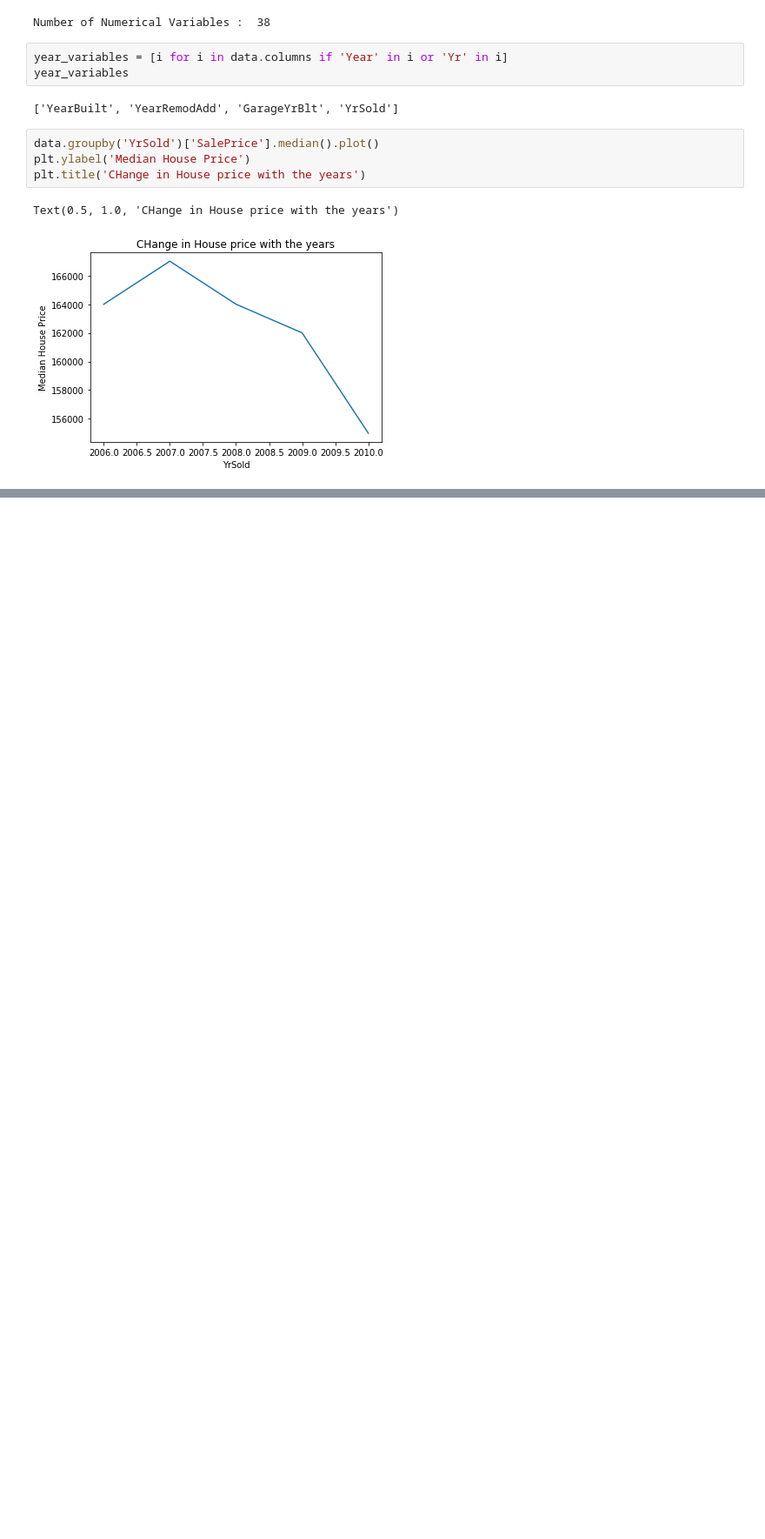
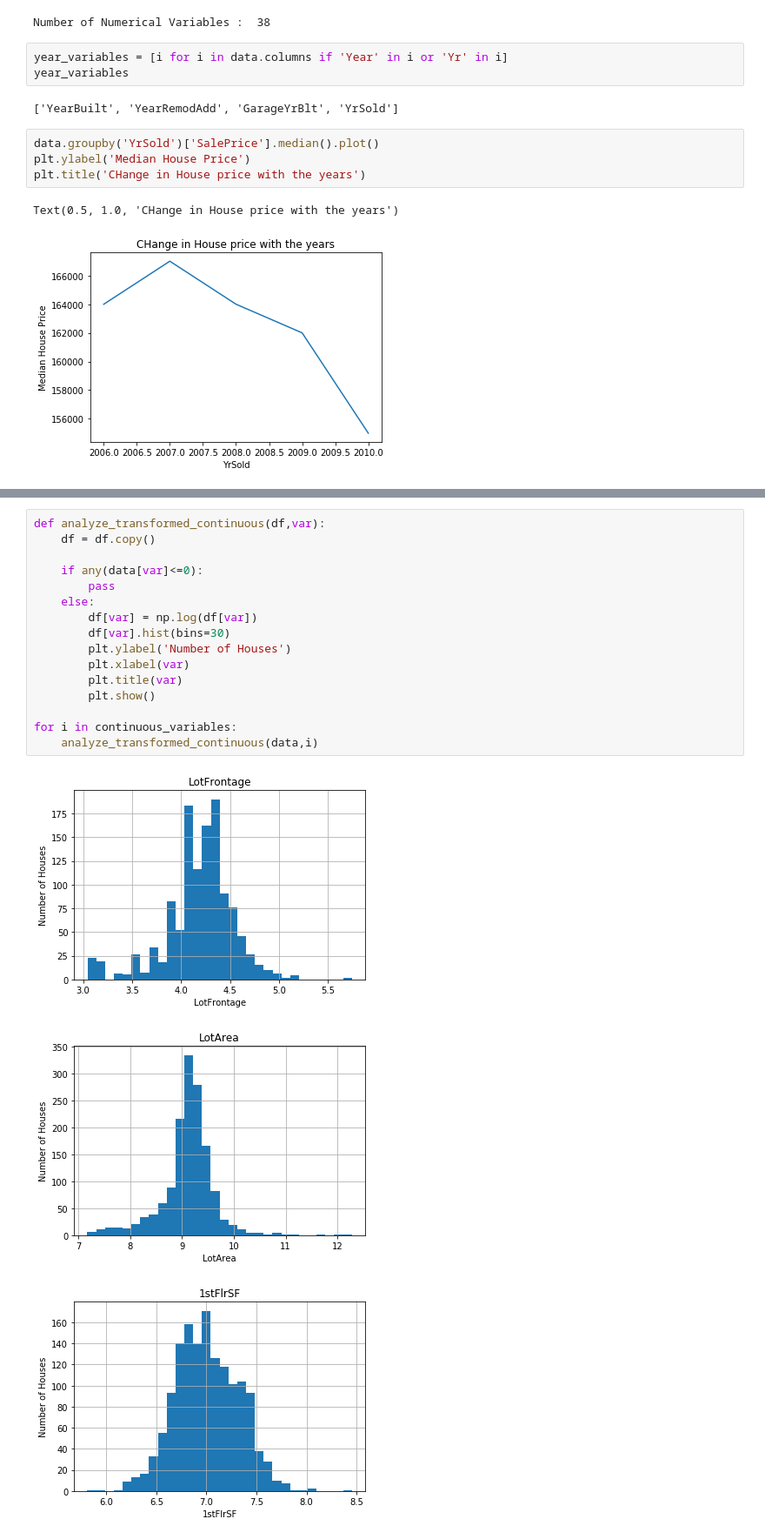
Before and after one commit to mostofa-ahsan/Projects, a Jupyter notebook: Housing Price/Housing Data Analysis.ipynb, the cells around one changed output, grey strips where cells are left out. Shown at 87% size. Drawn from its saved outputs; the diff is of its cells as text; blank space fills up the shorter version.

```diff
--- a/Housing Price/Housing Data Analysis.ipynb
+++ b/Housing Price/Housing Data Analysis.ipynb
@@ -89,0 +184,20 @@ Text(0.5, 1.0, 'CHange in House price with the years')
+# %%
+def analyze_transformed_continuous(df,var):
+    df = df.copy()
+
+    if any(data[var]<=0):
+        pass
+    else:
+        df[var] = np.log(df[var])
+        df[var].hist(bins=30)
+        plt.ylabel('Number of Houses')
+        plt.xlabel(var)
+        plt.title(var)
+        plt.show()
+
+for i in continuous_variables:
+    analyze_transformed_continuous(data,i)
+# %% [output]
+[figure, added]
+[figure, added]
+[figure, added]
```
Also changed, not shown: parts of 9 cells of this notebook.
